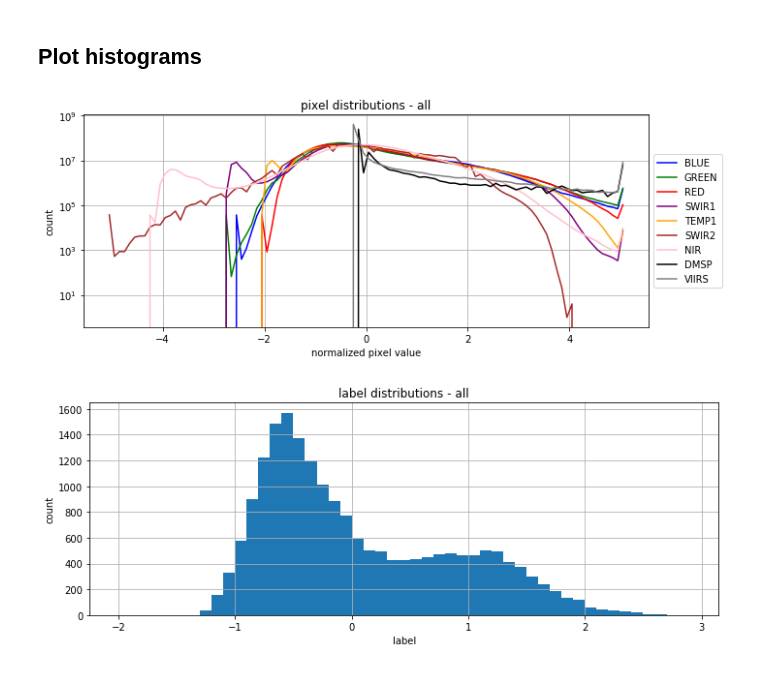
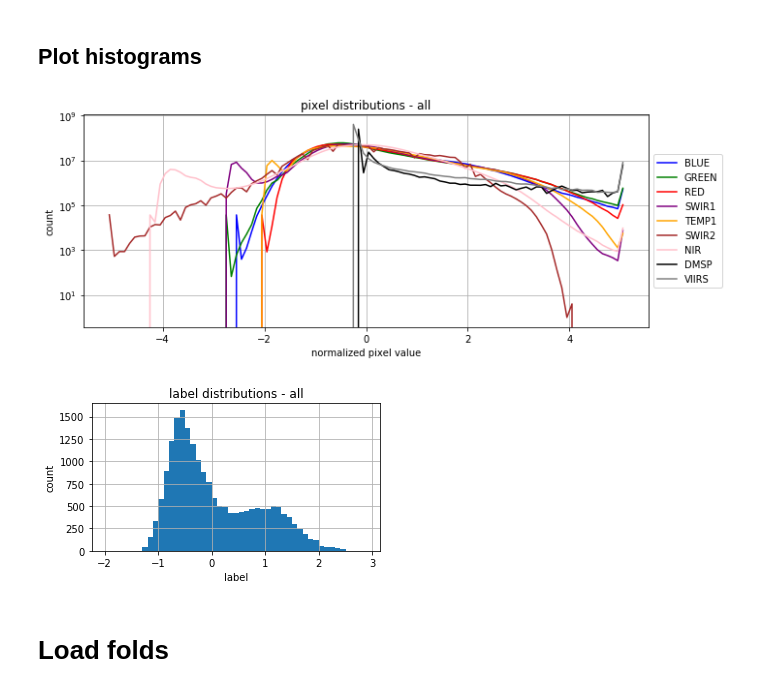
Before and after one commit to sustainlab-group/africa_poverty, a Jupyter notebook: models/baselines_dhs.ipynb, the cells around one changed output. Drawn from its saved outputs; the diff is of its cells as text; code cells hidden in the pictures.

```diff
--- a/models/baselines_dhs.ipynb
+++ b/models/baselines_dhs.ipynb
@@ -119,15 +137,21 @@ image_hists = split_nl_hist(image_hists, years)
 # %%
 band_hists = np.sum(image_hists, axis=0, dtype=np.int64)  # shape [C, nbins]
 plot_band_hists(
     band_hists,
     BAND_ORDER_NLSPLIT,
     band_colors=BAND_COLORS,
     bin_centers=BAND_BIN_CENTERS,
     xlabel='normalized pixel value',
     ylabel='count',
     title='pixel distributions - all',
     yscale='log')
-plot_label_hist(labels, bin_edges=LABEL_BIN_EDGES, title='label distributions - all')
+plot_label_hist(
+    labels=labels,
+    bin_edges=LABEL_BIN_EDGES,
+    title='label distributions - all',
+    figsize=(5, 3))
 # %% [output]
 [figure]
-[figure, old version]
+[figure, new version]
+# %% [markdown]
+# Load folds
```
Also changed, not shown: parts of 54 cells of this notebook, 3 other files.
